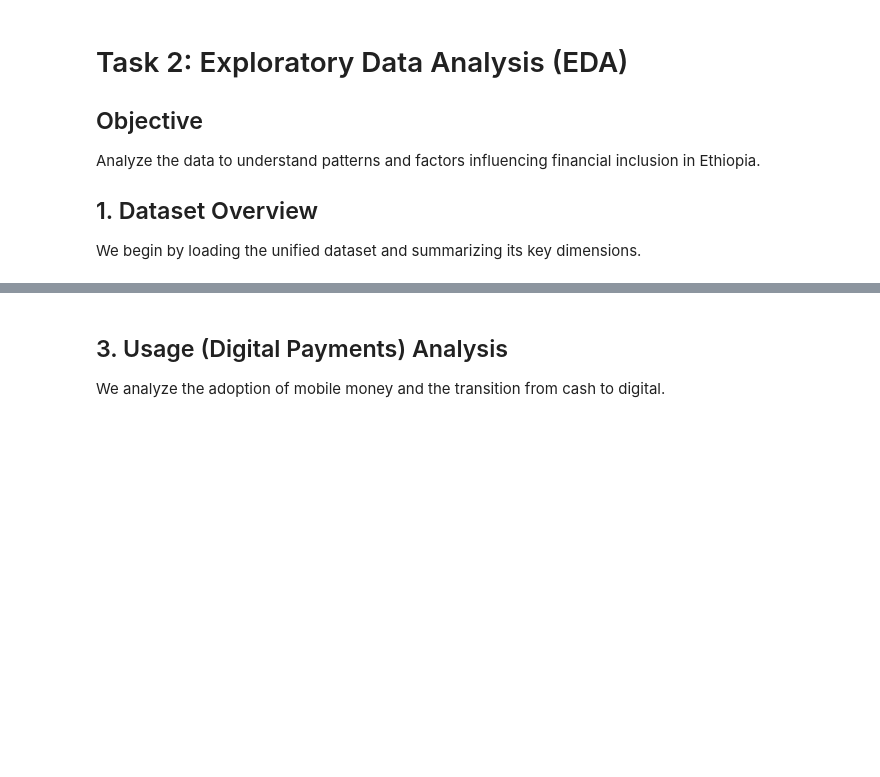
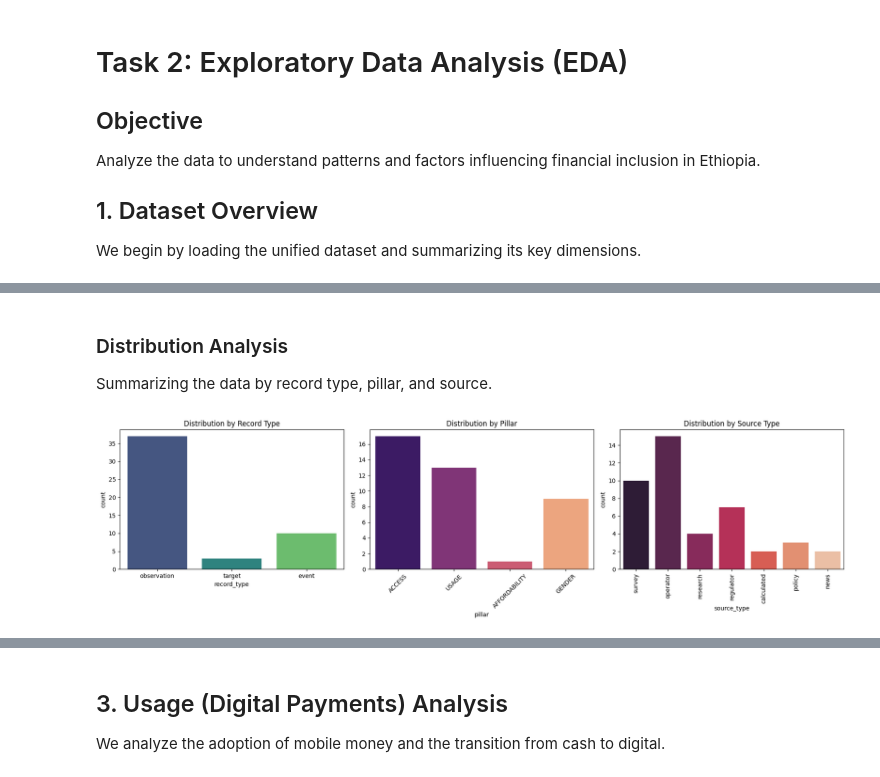
Before and after one commit to Leul4ever/Ethio-Finance-forecast, a Jupyter notebook: notebooks/task_2_eda.ipynb, the cells around one changed output, grey strips where cells are left out. Cells and saved outputs as stored; diff of their text form; code cells hidden in the pictures; blank space fills up the shorter version.

Commit message:
feat: Add Task 2 EDA notebook and scripts for financial inclusion analysis and visual generation.

```diff
--- a/notebooks/task_2_eda.ipynb
+++ b/notebooks/task_2_eda.ipynb
@@ -45,0 +42,17 @@ A significant gap remains, with male ownership consistently leads female ownersh
+# %% [markdown]
+### Distribution Analysis
+Summarizing the data by record type, pillar, and source.
+# %%
+fig, axes = plt.subplots(1, 3, figsize=(18, 5))
+sns.countplot(data=df, x='record_type', ax=axes[0], palette='viridis', hue='record_type', legend=False)
+axes[0].set_title('Distribution by Record Type')
+sns.countplot(data=df, x='pillar', ax=axes[1], palette='magma', hue='pillar', legend=False)
+axes[1].set_title('Distribution by Pillar')
+axes[1].tick_params(axis='x', rotation=45)
+sns.countplot(data=df, x='source_type', ax=axes[2], palette='rocket', hue='source_type', legend=False)
+axes[2].set_title('Distribution by Source Type')
+axes[2].tick_params(axis='x', rotation=90)
+plt.tight_layout()
+plt.show()
+# %% [output]
+[figure, added]
```
Also changed, not shown: parts of 16 cells of this notebook, 6 other files.
